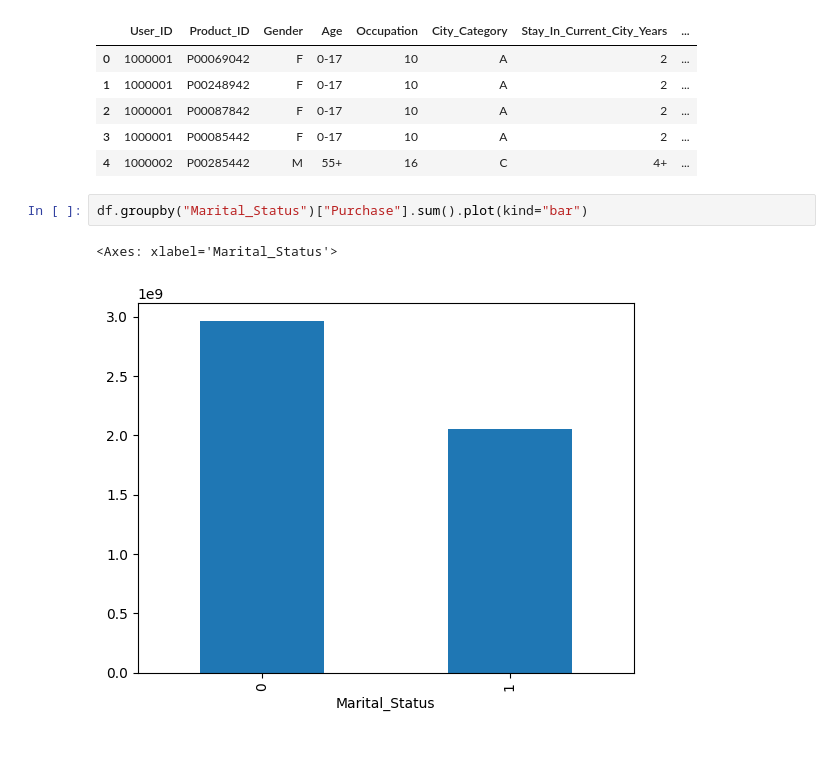
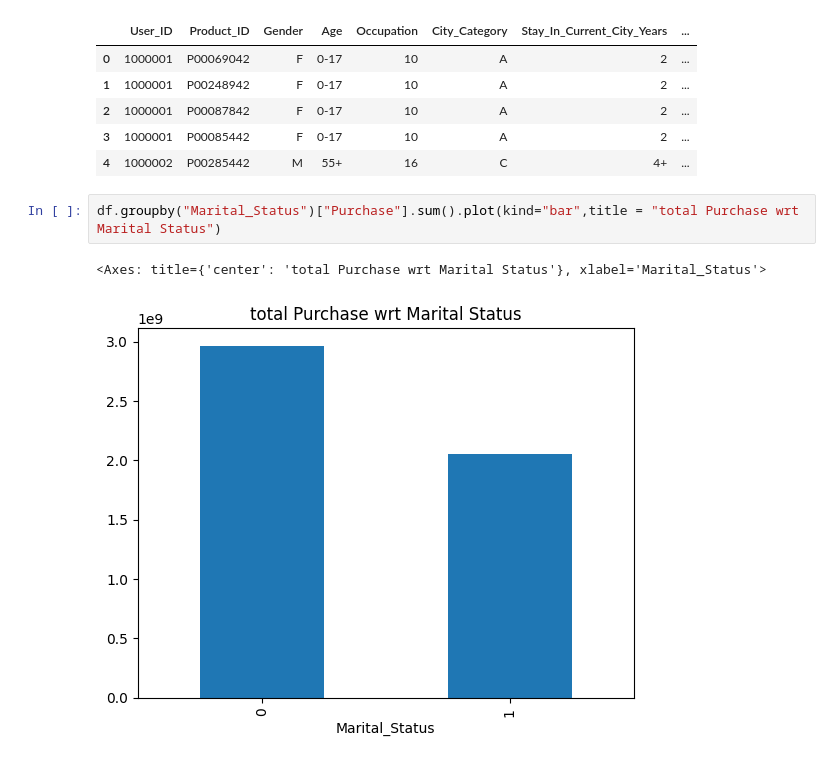
Before and after one commit to vishwajeet02/Projects, a Jupyter notebook: EDA/Black_Friday_Sales/File_Analysis.ipynb, the cells around one changed output. Saved outputs shown, nothing was run; the diff lists cells and outputs as text.

```diff
--- a/EDA/Black_Friday_Sales/File_Analysis.ipynb
+++ b/EDA/Black_Friday_Sales/File_Analysis.ipynb
@@ -361,7 +363,7 @@ df.head()
 | 3 | 1000001 | P00085442 | F | 0-17 | 10 | A | 2 | ... |
 | 4 | 1000002 | P00285442 | M | 55+ | 16 | C | 4+ | ... |
 # %%
-df.groupby("Marital_Status")["Purchase"].sum().plot(kind="bar")
+df.groupby("Marital_Status")["Purchase"].sum().plot(kind="bar",title = "total Purchase wrt Marital Status")
 # %% [output]
-<Axes: xlabel='Marital_Status'>
+<Axes: title={'center': 'total Purchase wrt Marital Status'}, xlabel='Marital_Status'>
-[figure, old version]
+[figure, new version]
```
Also changed, not shown: parts of 11 cells of this notebook.
